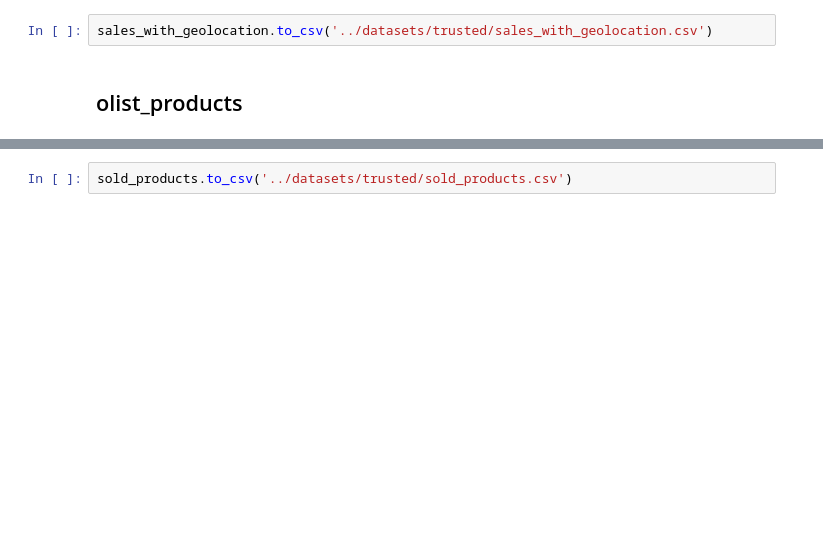
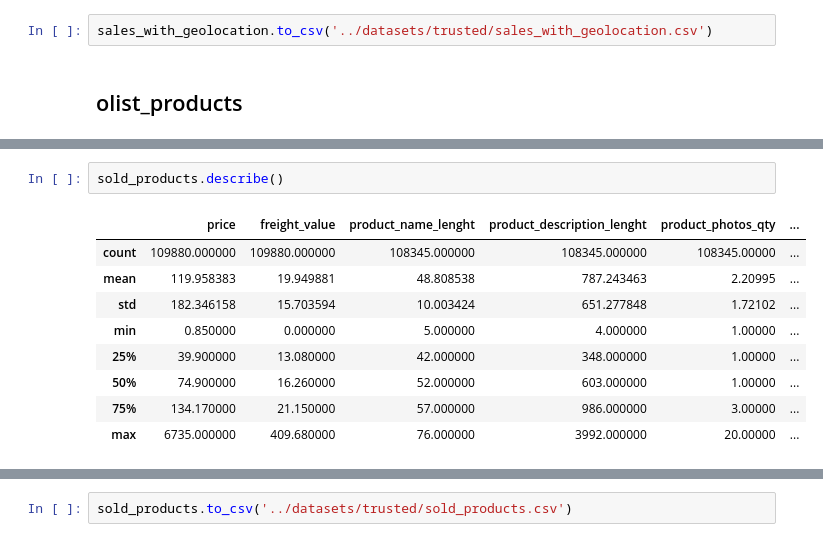
Before and after one commit to GuiBrandt/e-commerce, a Jupyter notebook: etl/limpeza de dados.ipynb, the cells around one changed output, grey strips where cells are left out. Drawn from its saved outputs; the diff is of its cells as text; blank space fills up the shorter version.

```diff
--- a/etl/limpeza de dados.ipynb
+++ b/etl/limpeza de dados.ipynb
@@ -225,3 +227,15 @@ sold_products.head()
 | 2 | 4244733e06e7ecb4970a6e2683c13e61 | 532ed5e14e24ae1f0d735b91524b98b9 | 64.9 | 18.33 | 2018-05-18 10:25:53 | 2018-06-07 00:00:00 | ... |
 | 3 | 4244733e06e7ecb4970a6e2683c13e61 | 6f8c31653edb8c83e1a739408b5ff750 | 58.9 | 16.17 | 2017-08-01 18:38:42 | 2017-08-25 00:00:00 | ... |
 | 4 | 4244733e06e7ecb4970a6e2683c13e61 | 7d19f4ef4d04461989632411b7e588b9 | 58.9 | 13.29 | 2017-08-10 21:48:40 | 2017-09-01 00:00:00 | ... |
+# %%
+sold_products.describe()
+# %% [output]
+|  | price | freight_value | product_name_lenght | product_description_lenght | product_photos_qty | ... |
+| count | 109880.000000 | 109880.000000 | 108345.000000 | 108345.000000 | 108345.00000 | ... |
+| mean | 119.958383 | 19.949881 | 48.808538 | 787.243463 | 2.20995 | ... |
+| std | 182.346158 | 15.703594 | 10.003424 | 651.277848 | 1.72102 | ... |
+| min | 0.850000 | 0.000000 | 5.000000 | 4.000000 | 1.00000 | ... |
+| 25% | 39.900000 | 13.080000 | 42.000000 | 348.000000 | 1.00000 | ... |
+| 50% | 74.900000 | 16.260000 | 52.000000 | 603.000000 | 1.00000 | ... |
+| 75% | 134.170000 | 21.150000 | 57.000000 | 986.000000 | 3.00000 | ... |
+| max | 6735.000000 | 409.680000 | 76.000000 | 3992.000000 | 20.00000 | ... |
```
Also changed, not shown: parts of 3 cells of this notebook.
